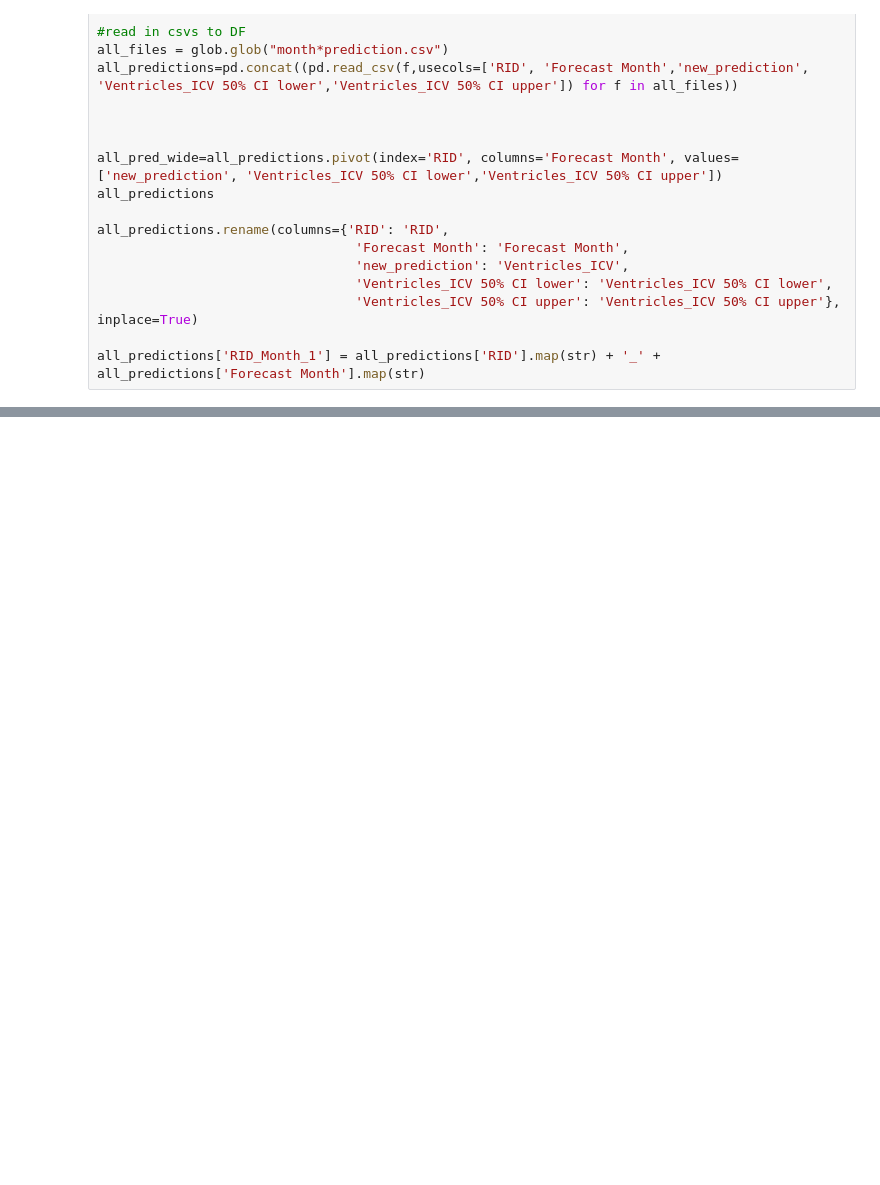
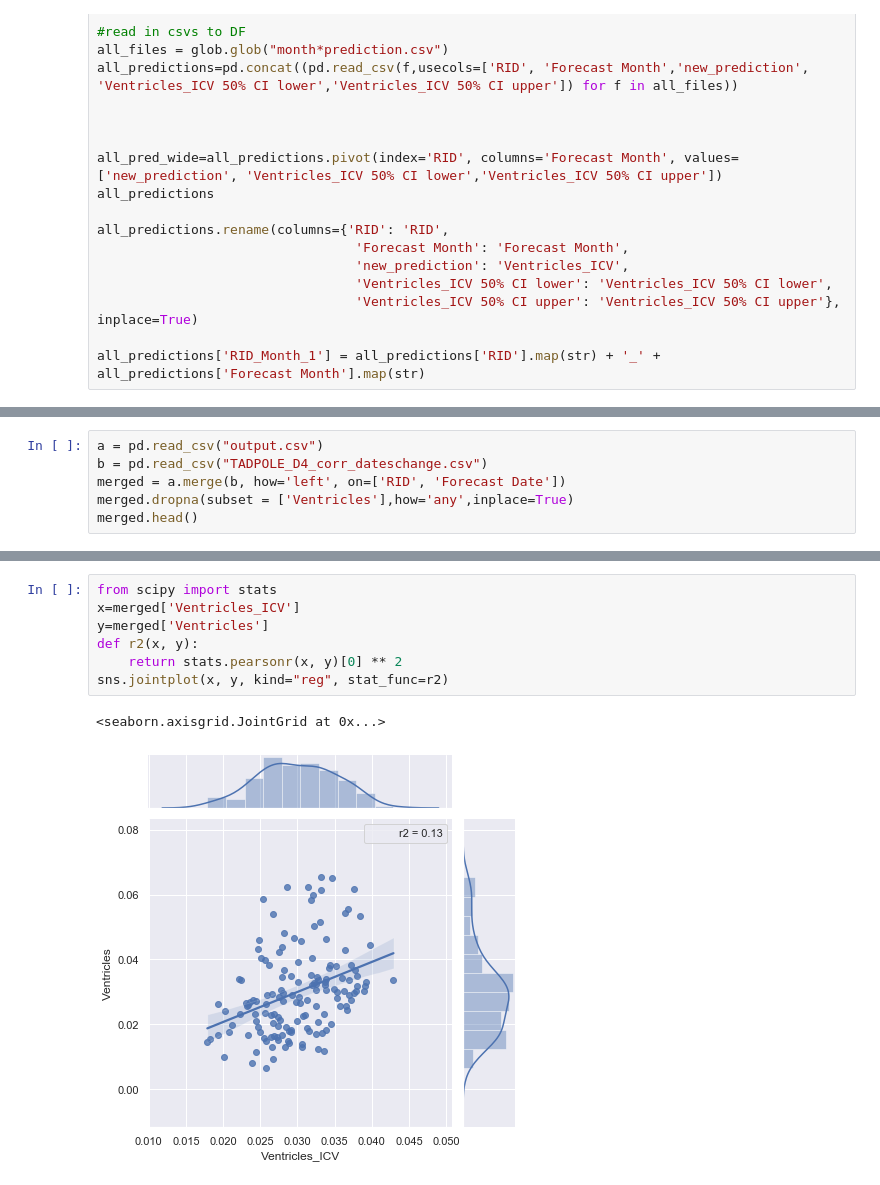
Before and after one commit to ucl-pond/MediCSS2020_sharing_repo, a Jupyter notebook: Linear_Mixed_Effects_Model_UPDATE.ipynb, the cells around one changed output, grey strips where cells are left out. Cells and saved outputs as stored; diff of their text form; blank space fills up the shorter version.

Commit message:
Add files via upload
Added plots for D4 actual and predicted scores

```diff
--- a/Linear_Mixed_Effects_Model_UPDATE.ipynb
+++ b/Linear_Mixed_Effects_Model_UPDATE.ipynb
@@ -382,2 +382,8 @@ submission_table.to_csv('submission_table.csv', index=False)
 # %% [output]
 Constructing the output spreadsheet output.csv ...
+# %%
+a = pd.read_csv("output.csv")
+b = pd.read_csv("TADPOLE_D4_corr_dateschange.csv")
+merged = a.merge(b, how='left', on=['RID', 'Forecast Date'])
+merged.dropna(subset = ['Ventricles'],how='any',inplace=True)
+merged.head()
@@ -383,0 +397,10 @@ Constructing the output spreadsheet output.csv ...
+# %%
+from scipy import stats
+x=merged['Ventricles_ICV']
+y=merged['Ventricles']
+def r2(x, y):
+    return stats.pearsonr(x, y)[0] ** 2
+sns.jointplot(x, y, kind="reg", stat_func=r2)
+# %% [output]
+<seaborn.axisgrid.JointGrid at 0x...>
+[figure, added]
```
Also changed, not shown: parts of 13 cells of this notebook.
